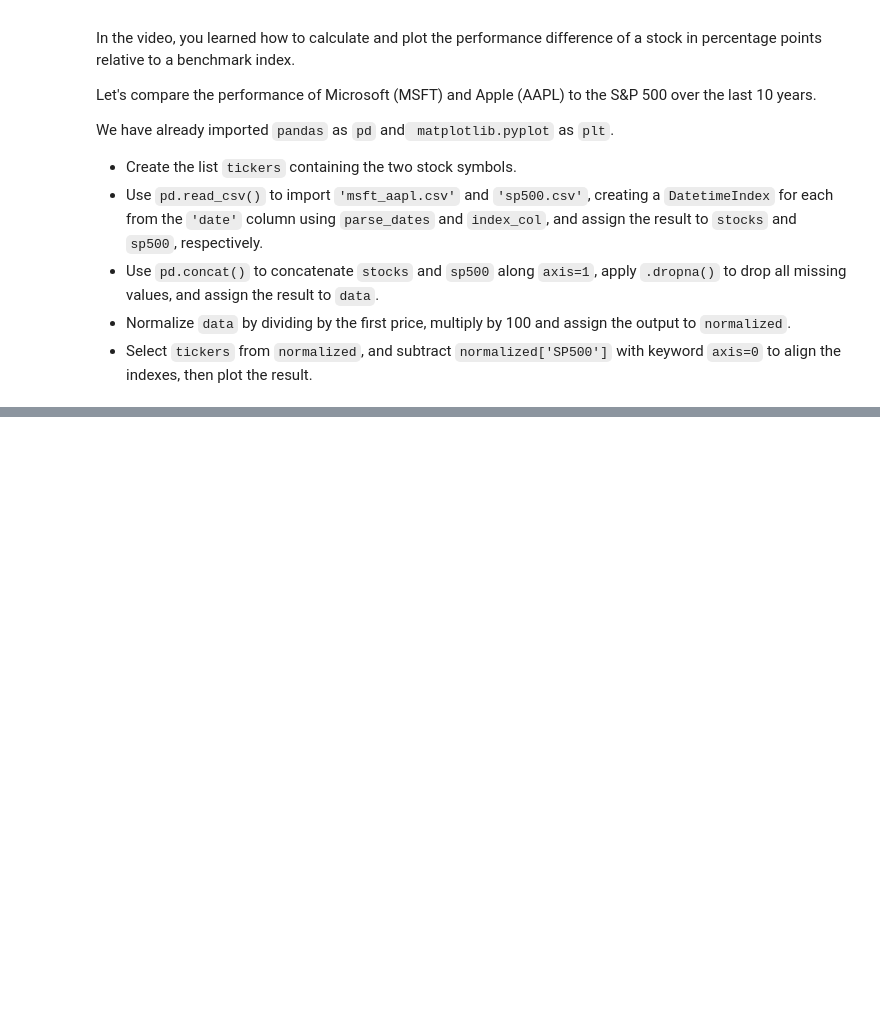
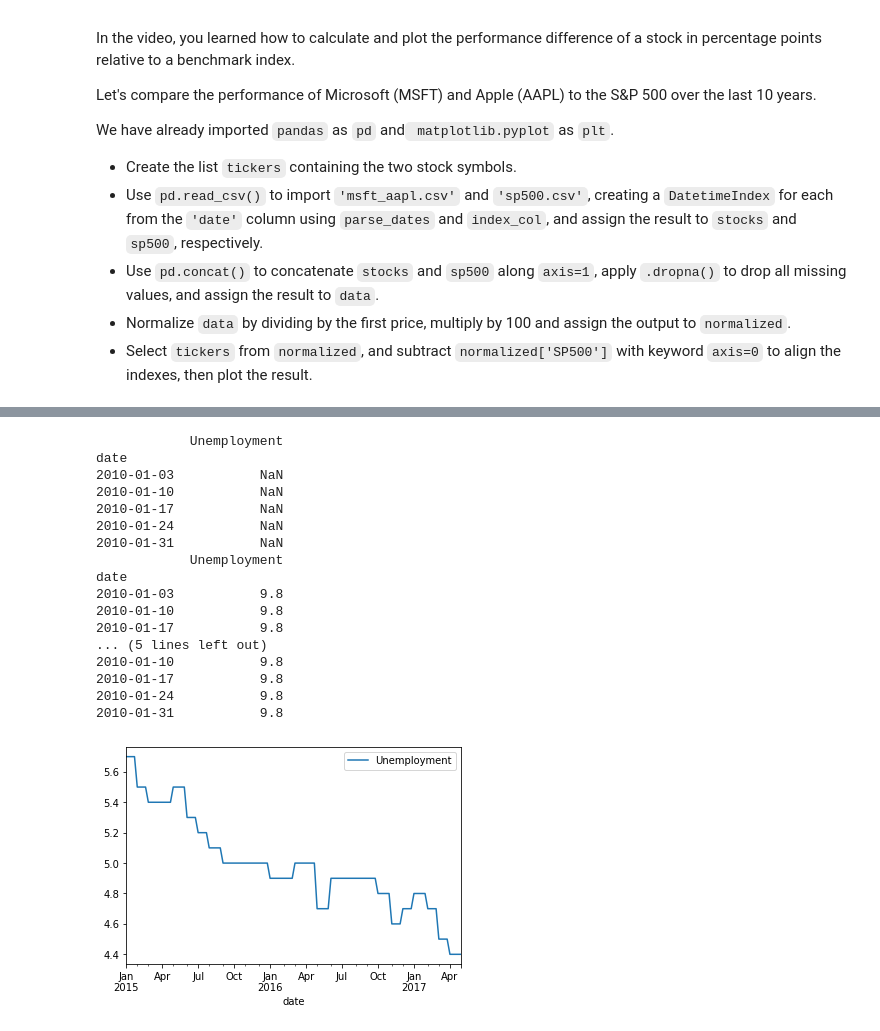
Before and after one commit to AI-MOO/Time_Series_Datacamp, a Jupyter notebook: 01_Manipulating_Time_Series_Data_in_Python/02_Basic_Time_Series_Metrics_and_Resampling.ipynb, the cells around one changed output, grey strips where cells are left out. Cells and saved outputs as stored; diff of their text form; code cells hidden in the pictures; blank space fills up the shorter version.

```diff
--- a/01_Manipulating_Time_Series_Data_in_Python/02_Basic_Time_Series_Metrics_and_Resampling.ipynb
+++ b/01_Manipulating_Time_Series_Data_in_Python/02_Basic_Time_Series_Metrics_and_Resampling.ipynb
@@ -97,0 +174,36 @@ We have already imported `pandas` as `pd` and` matplotlib.pyplot` as `plt`.
+# %%
+# Import data here
+data = pd.read_csv("datasets/debt_unemployment.csv", parse_dates=['date'], index_col='date')
+data = data.drop('Debt/GDP', axis=1)
+# Show first five rows of weekly series
+print(data.asfreq('W').head())
+
+# Show first five rows of weekly series with bfill option
+print(data.asfreq('W', method='bfill').head())
+
+# Create weekly series with ffill option and show first five rows
+weekly_ffill = data.asfreq('W', method='ffill')
+print(weekly_ffill.head())
+
+# Plot weekly_fill starting 2015 here
+weekly_ffill['2015':].plot()
+plt.show()
+# %% [output]
+            Unemployment
+date
+2010-01-03           NaN
+2010-01-10           NaN
+2010-01-17           NaN
+2010-01-24           NaN
+2010-01-31           NaN
+            Unemployment
+date
+2010-01-03           9.8
+2010-01-10           9.8
+2010-01-17           9.8
+... (5 lines left out)
+2010-01-10           9.8
+2010-01-17           9.8
+2010-01-24           9.8
+2010-01-31           9.8
+[figure, added]
```
Also changed, not shown: parts of 17 cells of this notebook.
